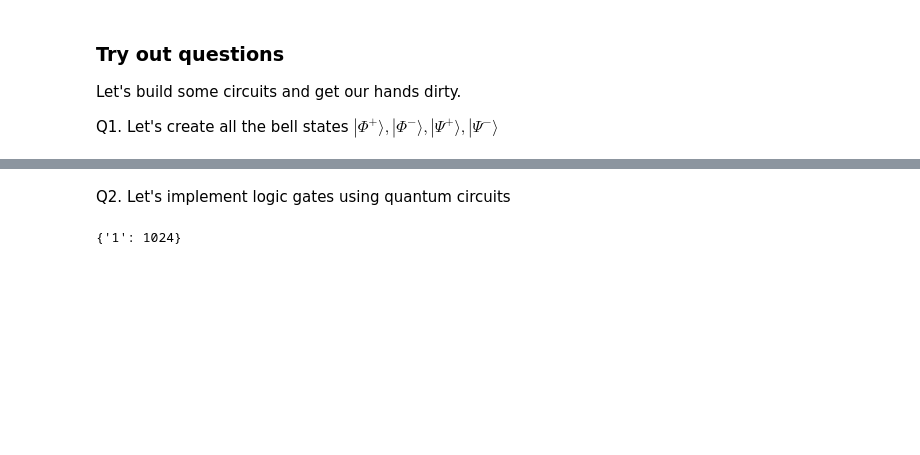
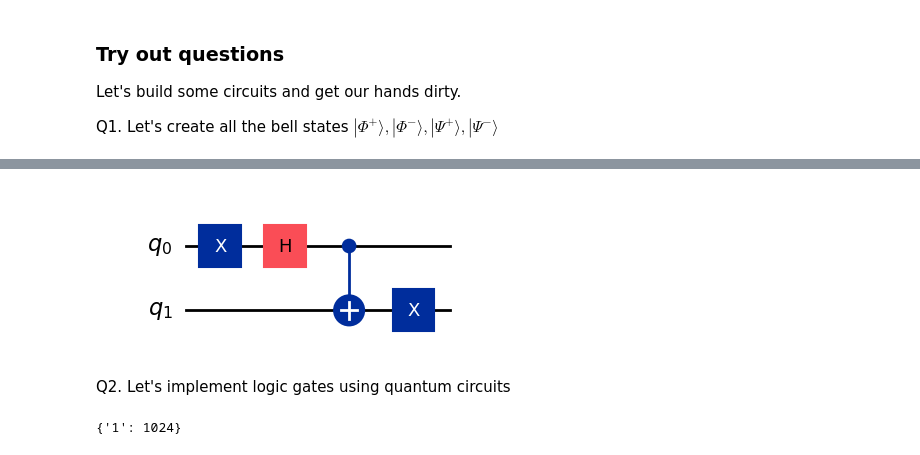
Before and after one commit to Ravi-Teja2111/WISER_2k26_Quantum-Algorithms-Fundamentals-Hands-on, a Jupyter notebook: Introduction to Qiskit.ipynb, the cells around one changed output, grey strips where cells are left out. Cells and saved outputs as stored; diff of their text form; code cells hidden in the pictures; blank space fills up the shorter version.

```diff
--- a/Introduction to Qiskit.ipynb
+++ b/Introduction to Qiskit.ipynb
@@ -226,15 +239,18 @@ assert np.allclose(sv.data,[0, 1/np.sqrt(2), 1/np.sqrt(2), 0])
 # %%
 psi_minus = QuantumCircuit(2)
 psi_minus.x(0)
 psi_minus.h(0)
 psi_minus.cx(0,1)
 psi_minus.x(1)
 
 
 
 result = simulator.run(psi_minus).result()
 sv = result.get_statevector()
 assert np.allclose(sv.data,[0, -1/np.sqrt(2), 1/np.sqrt(2), 0])
+psi_minus.draw('mpl')
+# %% [output]
+[figure, added]
 # %% [markdown]
 Q2. Let's implement logic gates using quantum circuits
 # %%
```
Also changed, not shown: parts of 9 cells of this notebook.
